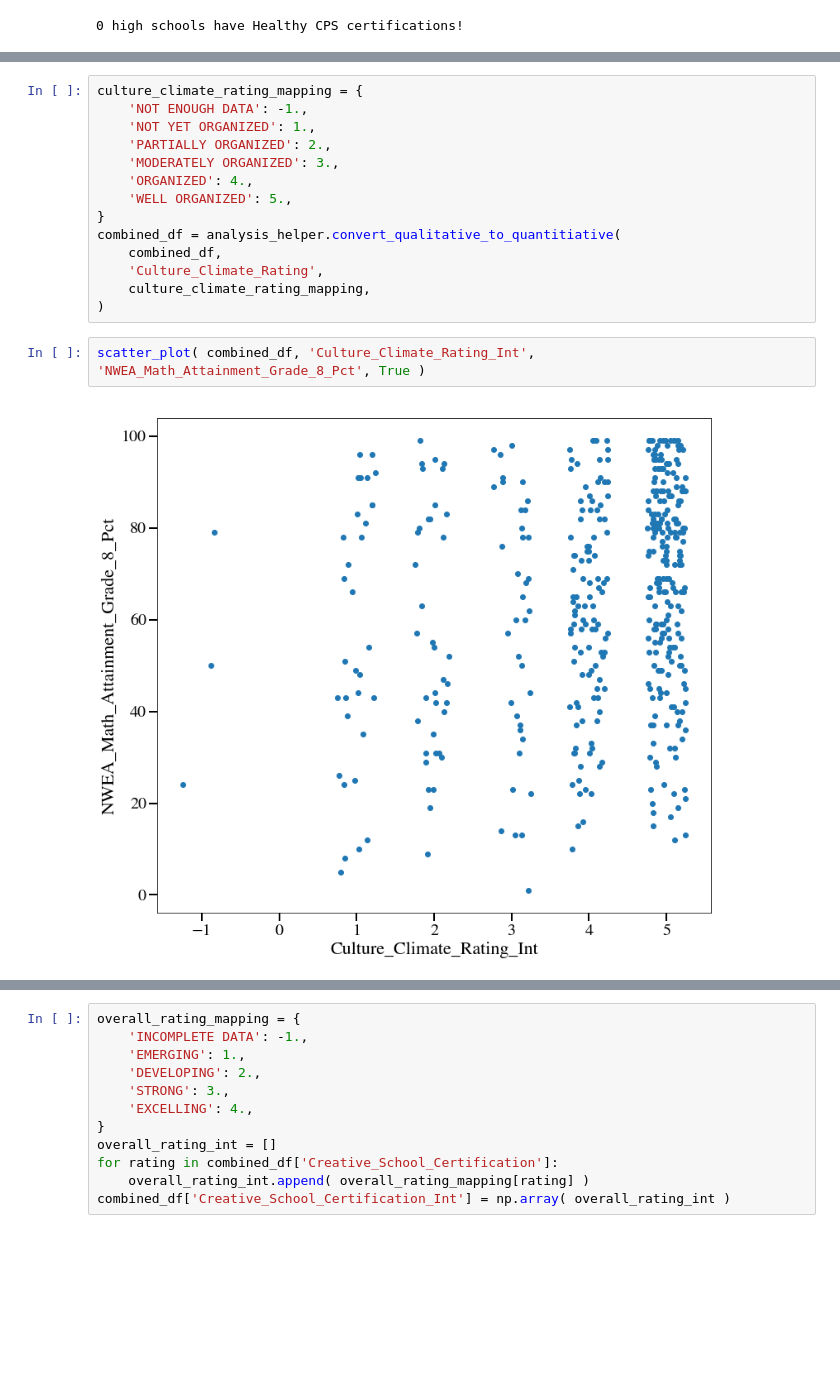
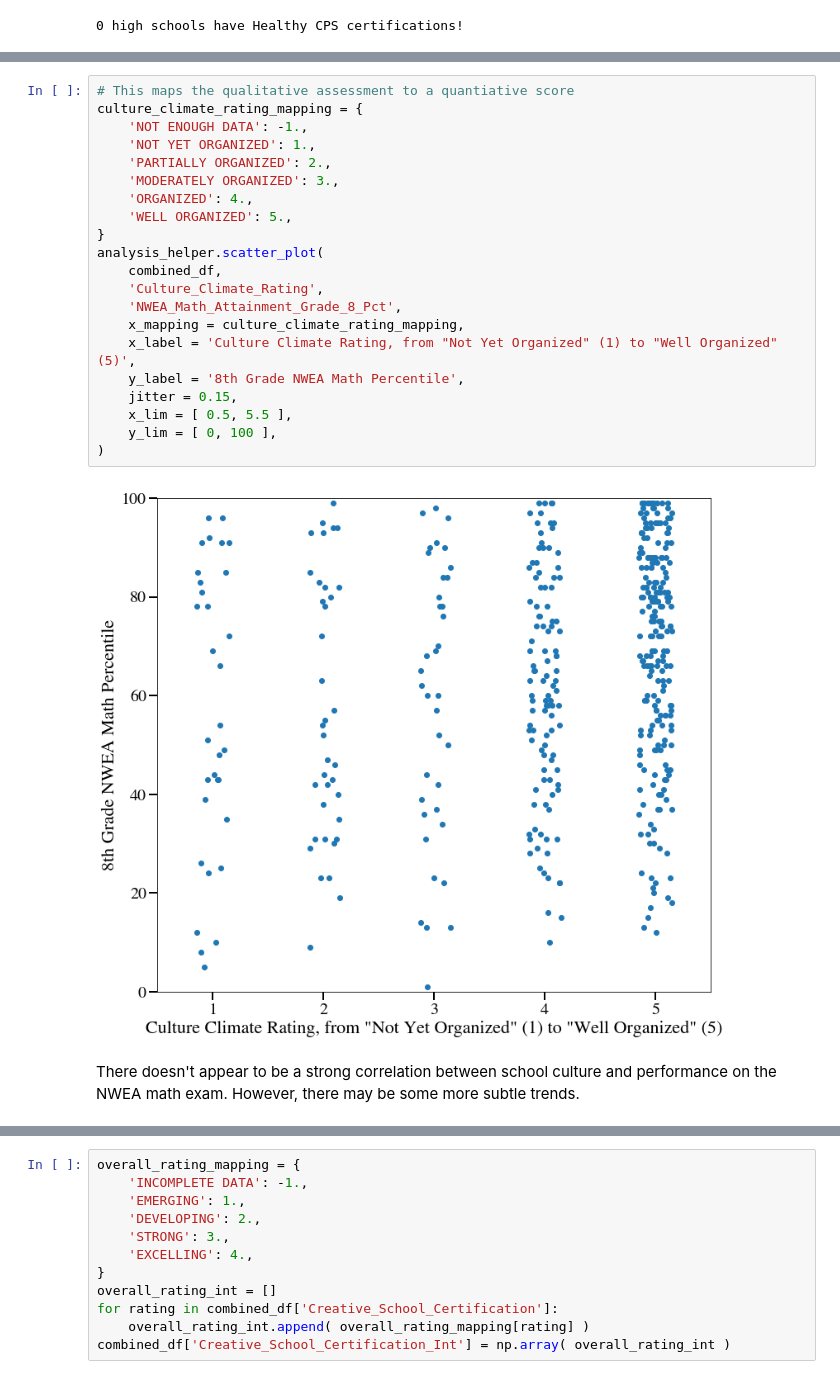
Before and after one commit to avault/chicago_public_schools, a Jupyter notebook: analyses/analysis_setup.ipynb, the cells around one changed output, grey strips where cells are left out. Drawn from its saved outputs; the diff is of its cells as text; blank space fills up the shorter version.

```diff
--- a/analyses/analysis_setup.ipynb
+++ b/analyses/analysis_setup.ipynb
@@ -52,18 +56,25 @@ See the caveats in the documentation: http://pandas.pydata.org/pandas-docs/stabl
 # %%
+# This maps the qualitative assessment to a quantiative score
 culture_climate_rating_mapping = {
     'NOT ENOUGH DATA': -1.,
     'NOT YET ORGANIZED': 1.,
     'PARTIALLY ORGANIZED': 2.,
     'MODERATELY ORGANIZED': 3.,
     'ORGANIZED': 4.,
     'WELL ORGANIZED': 5.,
 }
-combined_df = analysis_helper.convert_qualitative_to_quantitiative(
+analysis_helper.scatter_plot(
     combined_df,
     'Culture_Climate_Rating',
-    culture_climate_rating_mapping,
+    'NWEA_Math_Attainment_Grade_8_Pct',
+    x_mapping = culture_climate_rating_mapping,
+    x_label = 'Culture Climate Rating, from "Not Yet Organized" (1) to "Well Organized" (5)',
+    y_label = '8th Grade NWEA Math Percentile',
+    jitter = 0.15,
+    x_lim = [ 0.5, 5.5 ],
+    y_lim = [ 0, 100 ],
 )
+# %% [output]
+[figure, added]
-# %%
-scatter_plot( combined_df, 'Culture_Climate_Rating_Int', 'NWEA_Math_Attainment_Grade_8_Pct', True )
-# %% [output]
-[figure, removed]
+# %% [markdown]
+There doesn't appear to be a strong correlation between school culture and performance on the NWEA math exam. However, there may be some more subtle trends.
```
Also changed, not shown: parts of 10 cells of this notebook, 1 other file.
